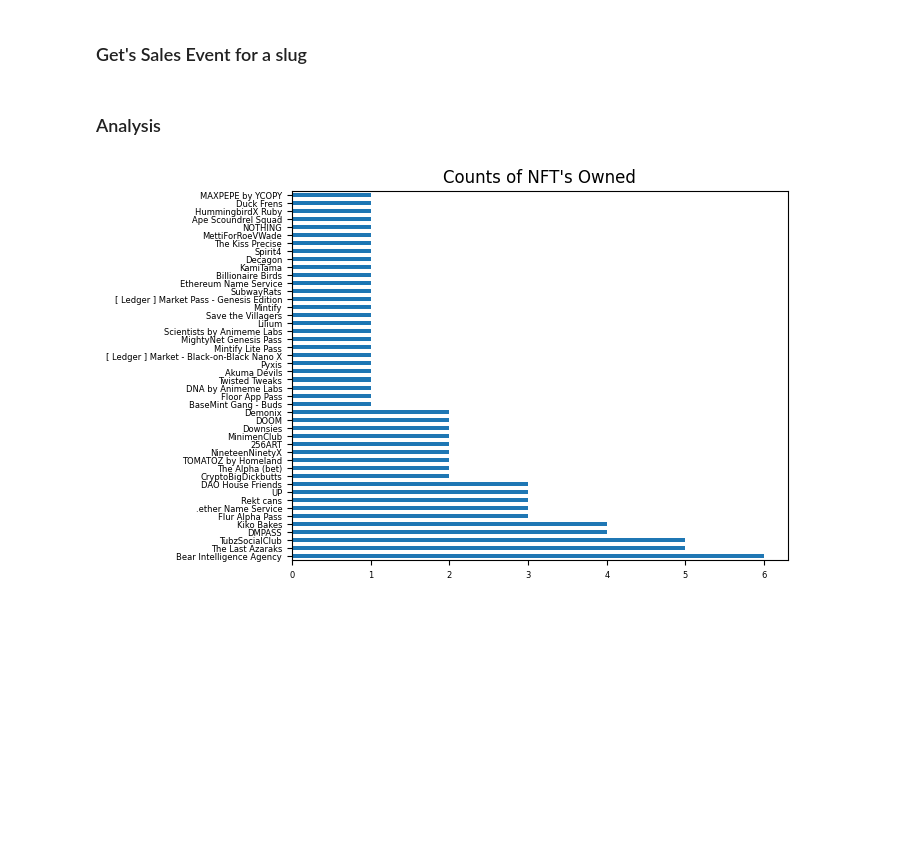
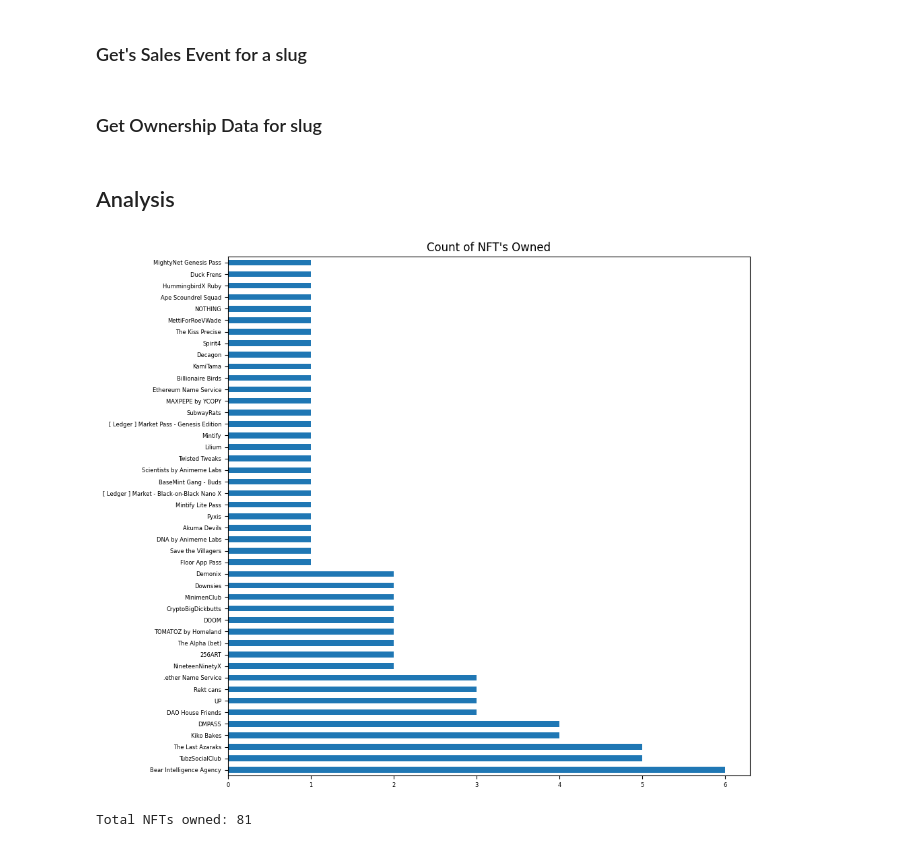
Before and after one commit to MikelAlc/HackTheWhale, a Jupyter notebook: NFTOwnership.ipynb, the cells around one changed output. Drawn from its saved outputs; the diff is of its cells as text; code cells hidden in the pictures; blank space fills up the shorter version.

Commit message:
created visualizeOwnership method

```diff
--- a/NFTOwnership.ipynb
+++ b/NFTOwnership.ipynb
@@ -10,11 +12,11 @@ from datetime import datetime
 # %% [markdown]
 ### Get NFT's owned by a wallet address
 # %%
-walletAddress = input("Enter wallet address to use") #0x8b2Abf9618cb3899B8459dE211eAdF53598245aD
 
-def getNFTs(walletAddress):
+def getNFTs():
     """Gets the NFT's owned by a specific wallet address and returns a JSON response object"""
 
+    walletAddress = input("Enter wallet address to use") #0x8b2Abf9618cb3899B8459dE211eAdF53598245aD
     url = f"https://api.verbwire.com/v1/nft/data/owned?walletAddress={walletAddress}&chain=ethereum"
 
     headers = {
@@ -41,3 +42,5 @@ def getSalesEvent(slug):
 
     response = requests.get(url, headers=headers)
     return response.json()
+# %% [markdown]
+### Get Ownership Data for slug
@@ -44,13 +61,15 @@ def getSalesEvent(slug):
 # %% [markdown]
-### Analysis
+## Analysis
 # %%
-def visualizeOwnership():
-    nft = pd.DataFrame(getNFTs(walletAddress)["nfts"])
-    nft["tokenName"].value_counts().plot(kind="barh", fontsize=6, title="Counts of NFT's Owned")
+def visualizeNFTs():
+    nft = pd.DataFrame(getNFTs()["nfts"])
+    nft["tokenName"].value_counts().plot(kind="barh", fontsize=6, title="Count of NFT's Owned", figsize=(10, 10))
     plt.show()
+    print(f"Total NFTs owned: {nft.shape[0]}")
 
-visualizeOwnership()
+visualizeNFTs()
 # %% [output]
-[figure, old version]
+[figure, new version]
+Total NFTs owned: 81
 # %%
 def visualizeSalePrice():
```
Also changed, not shown: parts of 5 cells of this notebook.
